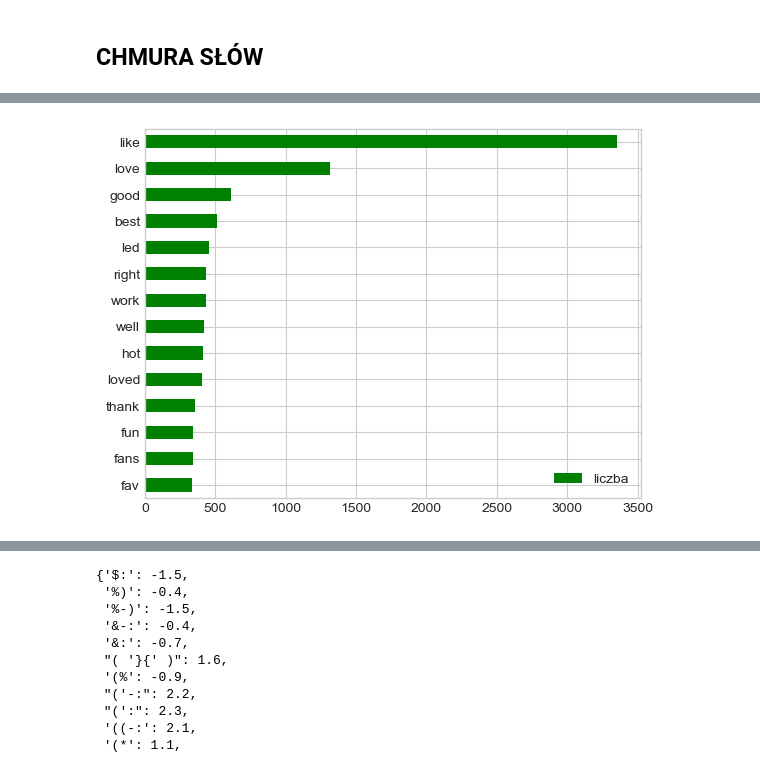
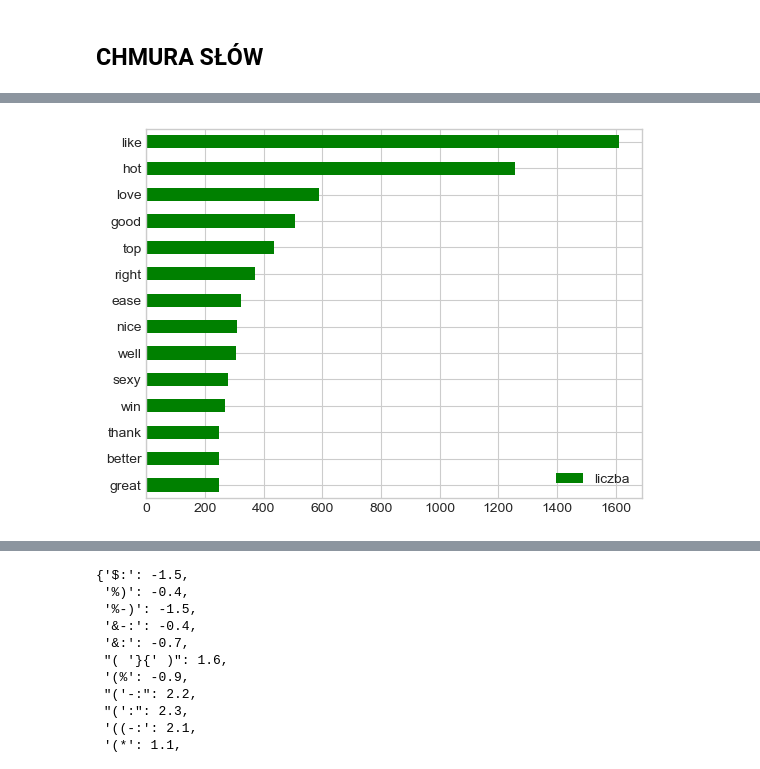
Before and after one commit to iga-bochniak/Spolecznosc-muzyczna-Reddit, a Jupyter notebook: text_mining_miley_2008_2026.ipynb, the cells around one changed output, grey strips where cells are left out. Drawn from its saved outputs; the diff is of its cells as text; code cells hidden in the pictures.

```diff
--- a/text_mining_miley_2008_2026.ipynb
+++ b/text_mining_miley_2008_2026.ipynb
@@ -746,7 +748,7 @@ with open('pozytywne_slowa.txt') as file: #otworzenie pliku tekstowego z pozytyw
     miley_08_18_pozytywne_slowa = file.read().split('\n') #zapisanie pozytywnych słów do zmiennej
 
     for slowo in miley_08_18_pozytywne_slowa: #pętl po słowach pozytywnych
-        miley_08_18_wystapienia.append(tekst.count(slowo.strip())) #zliczenie słów pozytywnych w tekście za pomocą funkcji count
+        miley_08_18_wystapienia.append(miley_08_18_tekst.count(slowo.strip())) #zliczenie słów pozytywnych w tekście za pomocą funkcji count
 
 miley_08_18_pozytywne_slowa_wystapienia = pd.DataFrame(miley_08_18_wystapienia,
                                                        index = miley_08_18_pozytywne_slowa,
@@ -754,6 +795,7 @@ miley_08_18_pozytywne_slowa_wystapienia = pd.DataFrame(miley_08_18_wystapienia,
 # %%
 #Wyfiltruj pozytywne słowa z tekstu (gdy słowo występuje chociaż raz)
-pozytywne_conjamniej_raz = pozytywne_slowa_wystapienia[pozytywne_slowa_wystapienia.liczba >1]
-pozytywne_conjamniej_raz.sort_values(by = "liczba", ascending = False)
+# 2008-2018
+miley_08_18_pozytywne_conjamniej_raz = miley_08_18_pozytywne_slowa_wystapienia[miley_08_18_pozytywne_slowa_wystapienia.liczba >1]
+miley_08_18_pozytywne_conjamniej_raz.sort_values(by = "liczba", ascending = False)
 # %% [output]
 |  | liczba |
@@ -772,6 +868,7 @@ pozytywne_conjamniej_raz.sort_values(by = "liczba", ascending = False)
 # %%
 #Zwizualizuj wykrytych 14 pozytywnych słów
-pozytywne_conjamniej_raz.sort_values(by = "liczba", ascending = False)[1:15].plot(kind = 'barh', color = 'green')
+# 2008-2018
+miley_08_18_pozytywne_conjamniej_raz.sort_values(by = "liczba", ascending = False)[1:15].plot(kind = 'barh', color = 'green')
 plt.gca().invert_yaxis()
 # %% [output]
-[figure, old version]
+[figure, new version]
```
Also changed, not shown: parts of 36 cells of this notebook.
